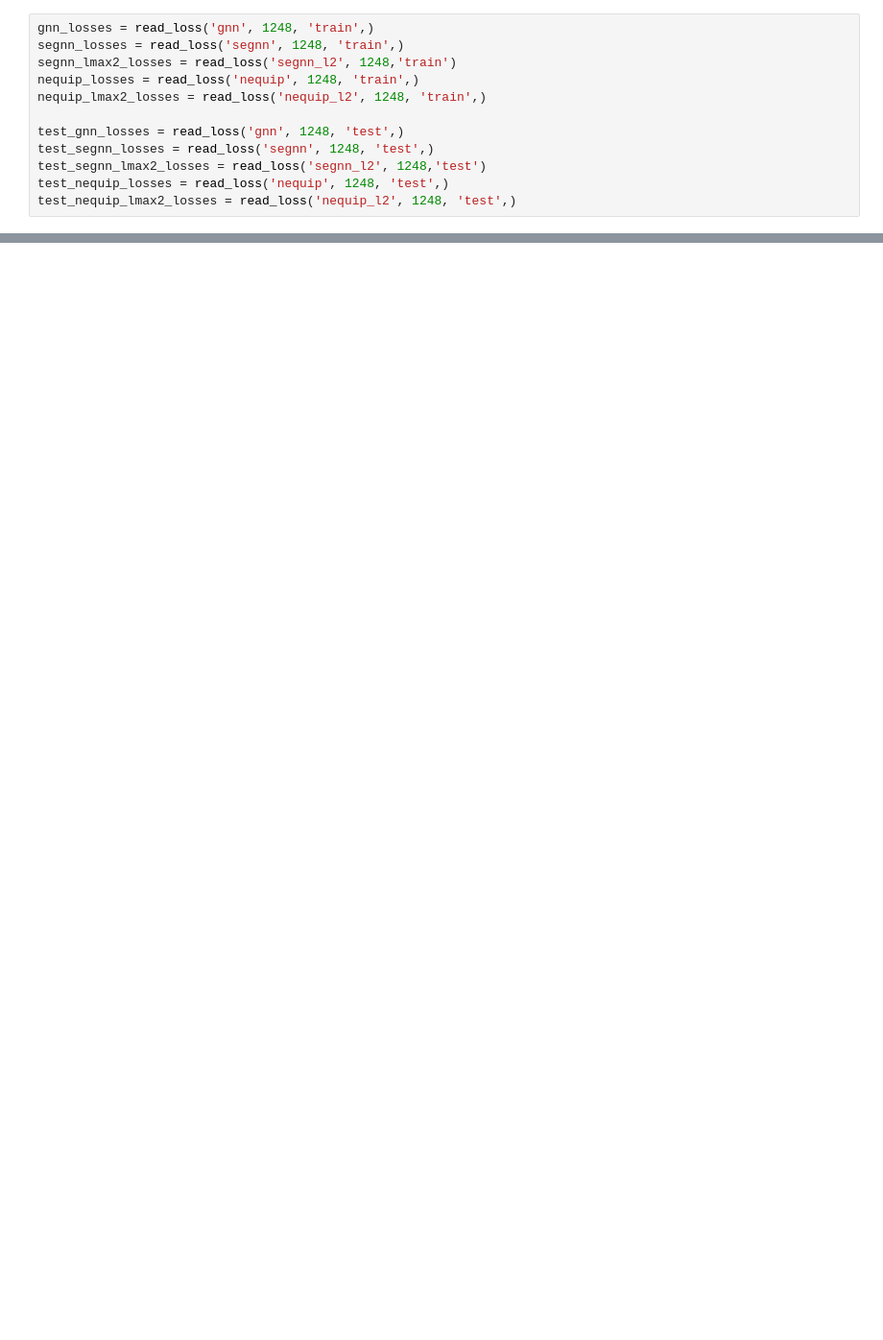
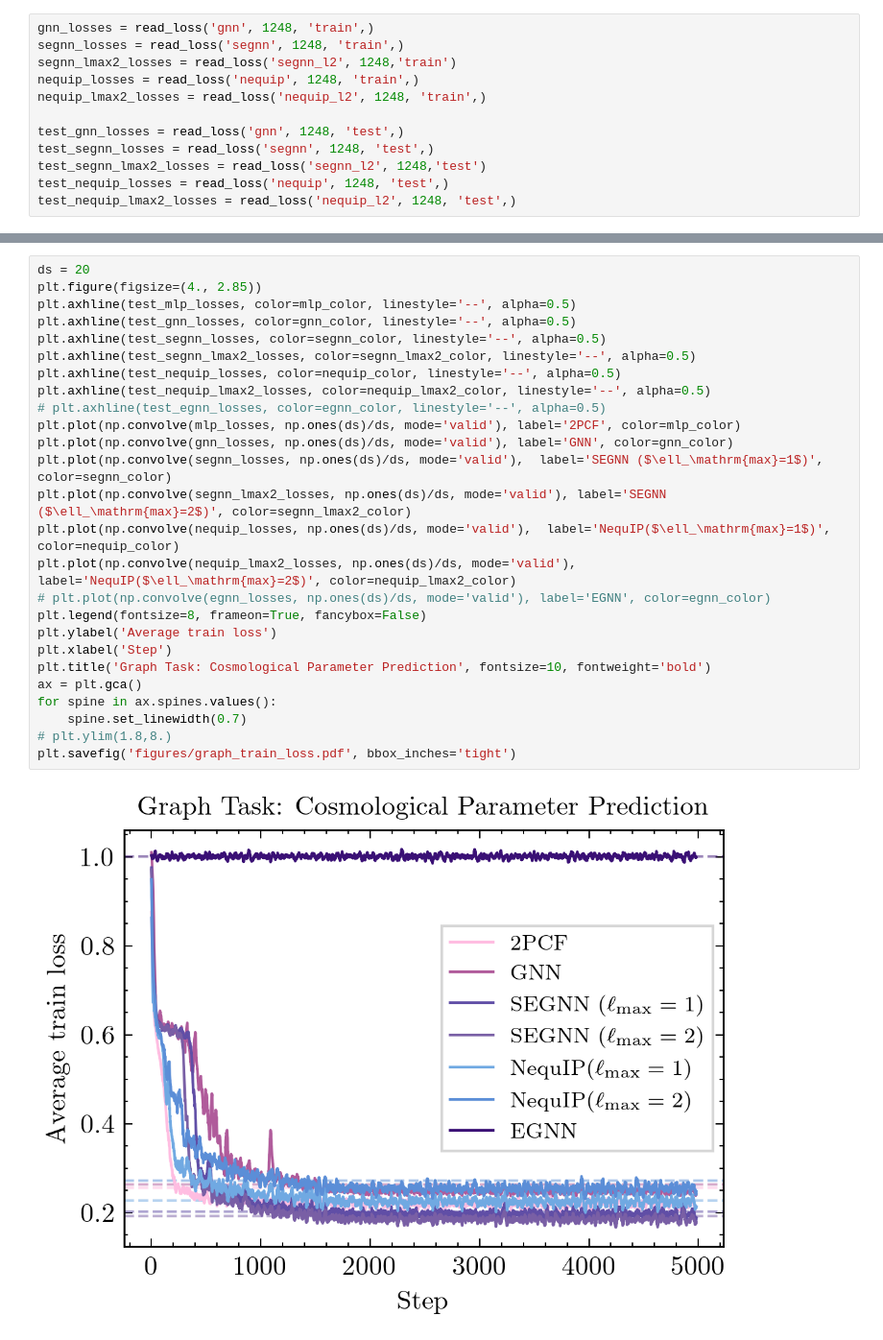
Before and after one commit to smsharma/eqnn-jax, a Jupyter notebook: benchmarks/galaxies/plotting.ipynb, the cells around one changed output, grey strips where cells are left out. Shown at 96% size. Drawn from its saved outputs; the diff is of its cells as text; blank space fills up the shorter version.

```diff
--- a/benchmarks/galaxies/plotting.ipynb
+++ b/benchmarks/galaxies/plotting.ipynb
@@ -107,0 +220,28 @@ plt.savefig('figures/velocity_train_loss.pdf', bbox_inches='tight')
+# %%
+ds = 20
+plt.figure(figsize=(4., 2.85))
+plt.axhline(test_mlp_losses, color=mlp_color, linestyle='--', alpha=0.5)
+plt.axhline(test_gnn_losses, color=gnn_color, linestyle='--', alpha=0.5)
+plt.axhline(test_segnn_losses, color=segnn_color, linestyle='--', alpha=0.5)
+plt.axhline(test_segnn_lmax2_losses, color=segnn_lmax2_color, linestyle='--', alpha=0.5)
+plt.axhline(test_nequip_losses, color=nequip_color, linestyle='--', alpha=0.5)
+plt.axhline(test_nequip_lmax2_losses, color=nequip_lmax2_color, linestyle='--', alpha=0.5)
+# plt.axhline(test_egnn_losses, color=egnn_color, linestyle='--', alpha=0.5)
+plt.plot(np.convolve(mlp_losses, np.ones(ds)/ds, mode='valid'), label='2PCF', color=mlp_color)
+plt.plot(np.convolve(gnn_losses, np.ones(ds)/ds, mode='valid'), label='GNN', color=gnn_color)
+plt.plot(np.convolve(segnn_losses, np.ones(ds)/ds, mode='valid'),  label='SEGNN ($\ell_\mathrm{max}=1$)',  color=segnn_color)
+plt.plot(np.convolve(segnn_lmax2_losses, np.ones(ds)/ds, mode='valid'), label='SEGNN ($\ell_\mathrm{max}=2$)', color=segnn_lmax2_color)
+plt.plot(np.convolve(nequip_losses, np.ones(ds)/ds, mode='valid'),  label='NequIP($\ell_\mathrm{max}=1$)', color=nequip_color)
+plt.plot(np.convolve(nequip_lmax2_losses, np.ones(ds)/ds, mode='valid'),  label='NequIP($\ell_\mathrm{max}=2$)', color=nequip_lmax2_color)
+# plt.plot(np.convolve(egnn_losses, np.ones(ds)/ds, mode='valid'), label='EGNN', color=egnn_color)
+plt.legend(fontsize=8, frameon=True, fancybox=False)
+plt.ylabel('Average train loss')
+plt.xlabel('Step')
+plt.title('Graph Task: Cosmological Parameter Prediction', fontsize=10, fontweight='bold')
+ax = plt.gca()
+for spine in ax.spines.values():
+    spine.set_linewidth(0.7)
+# plt.ylim(1.8,8.)
+plt.savefig('figures/graph_train_loss.pdf', bbox_inches='tight')
+# %% [output]
+[figure, added]
```
Also changed, not shown: parts of 10 cells of this notebook, 4 other files.
